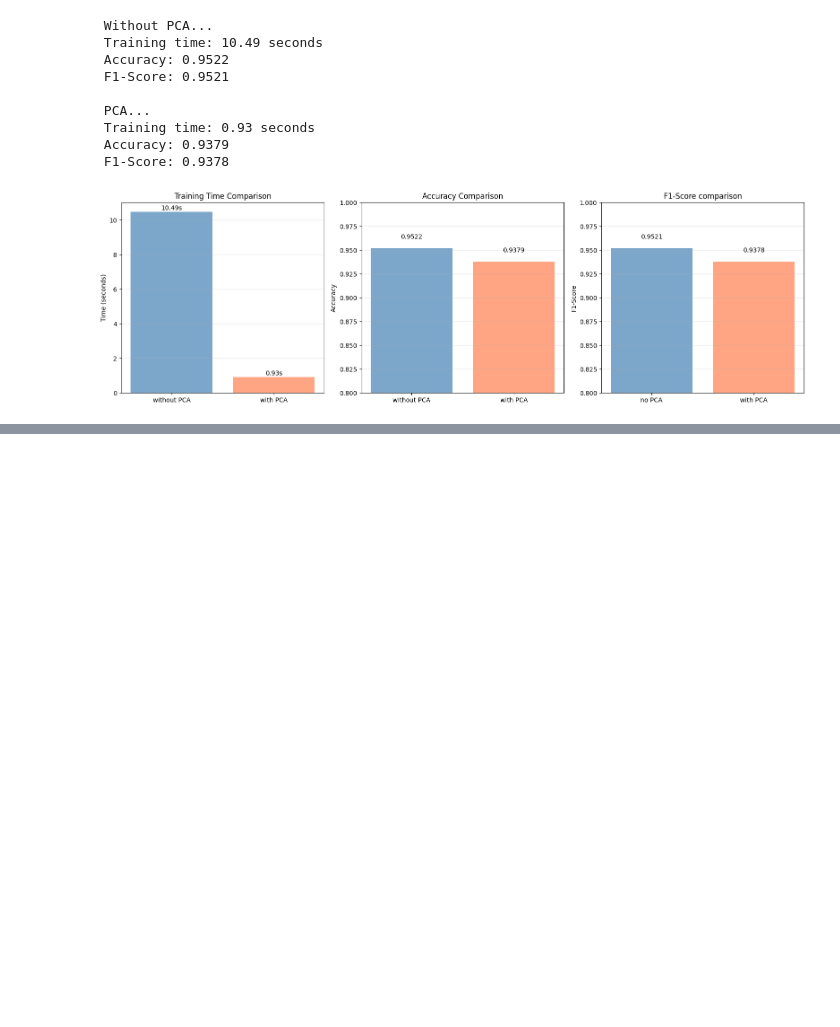
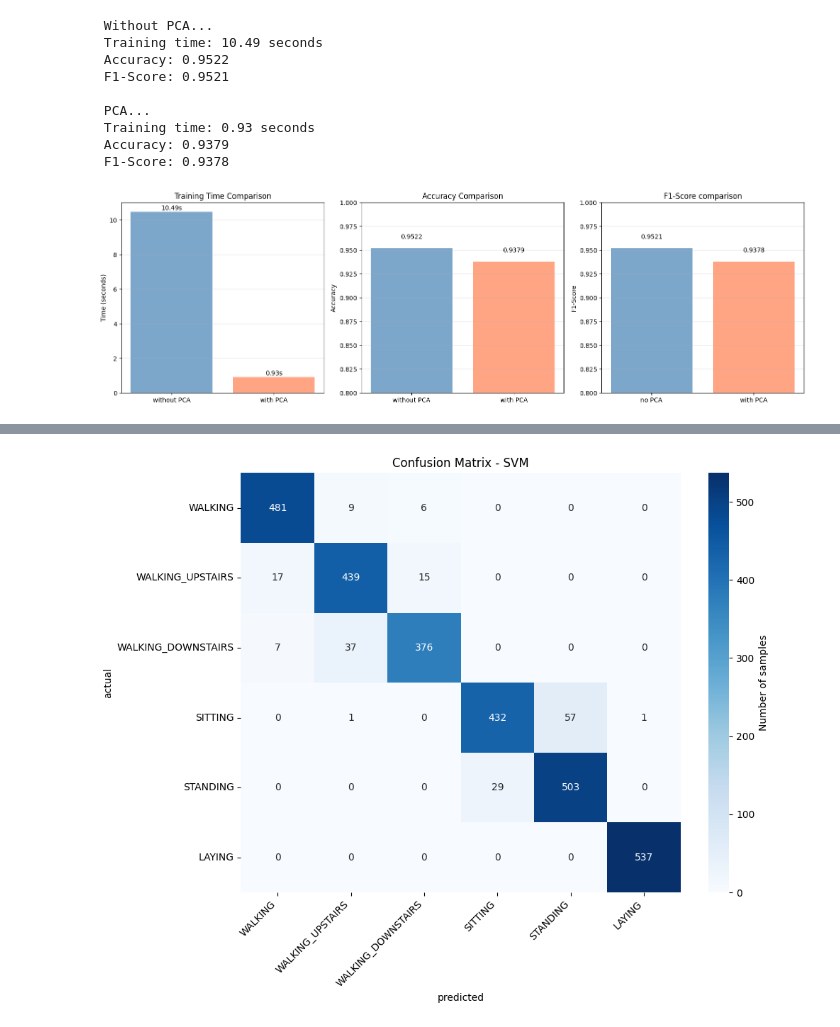
Before and after one commit to ihamydreza/FIS4041, a Jupyter notebook: Q4/Q4.ipynb, the cells around one changed output, grey strips where cells are left out. Saved outputs shown, nothing was run; the diff lists cells and outputs as text; code cells hidden in the pictures; blank space fills up the shorter version.

```diff
--- a/Q4/Q4.ipynb
+++ b/Q4/Q4.ipynb
@@ -390,0 +440,6 @@ plt.show()
+# %%
+# Show Classification Report for SVM
+print("Classification Report - SVM")
+target_names = [activity_labels[activity_labels['code'] == i]['activity'].values[0]
+    for i in sorted(y_test['Activity'].unique())]
+print(classification_report(y_test['Activity'], y_pred_svm, target_names=target_names))
@@ -390,0 +460,18 @@ plt.show()
+# %%
+# Confusion Matrix - SVM
+cm_svm = confusion_matrix(y_test['Activity'], y_pred_svm)
+
+plt.figure(figsize=(10, 8))
+sns.heatmap(cm_svm, annot=True, fmt='d', cmap='Blues',
+            xticklabels=target_names, yticklabels=target_names,
+            cbar_kws={'label': 'Number of samples'})
+plt.title('Confusion Matrix - SVM')
+plt.xlabel('predicted')
+plt.ylabel('actual')
+plt.xticks(rotation=45, ha='right')
+plt.yticks(rotation=0)
+plt.tight_layout()
+plt.savefig('confusion_matrix_svm.pdf', bbox_inches='tight')
+plt.show()
+# %% [output]
+[figure, added]
```
Also changed, not shown: parts of 4 cells of this notebook.
